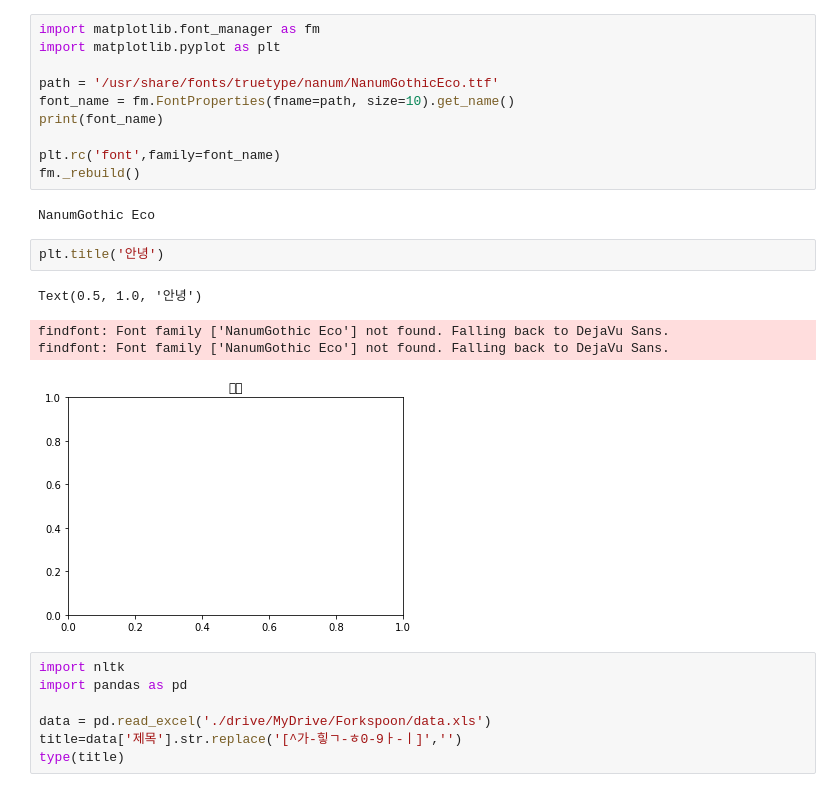
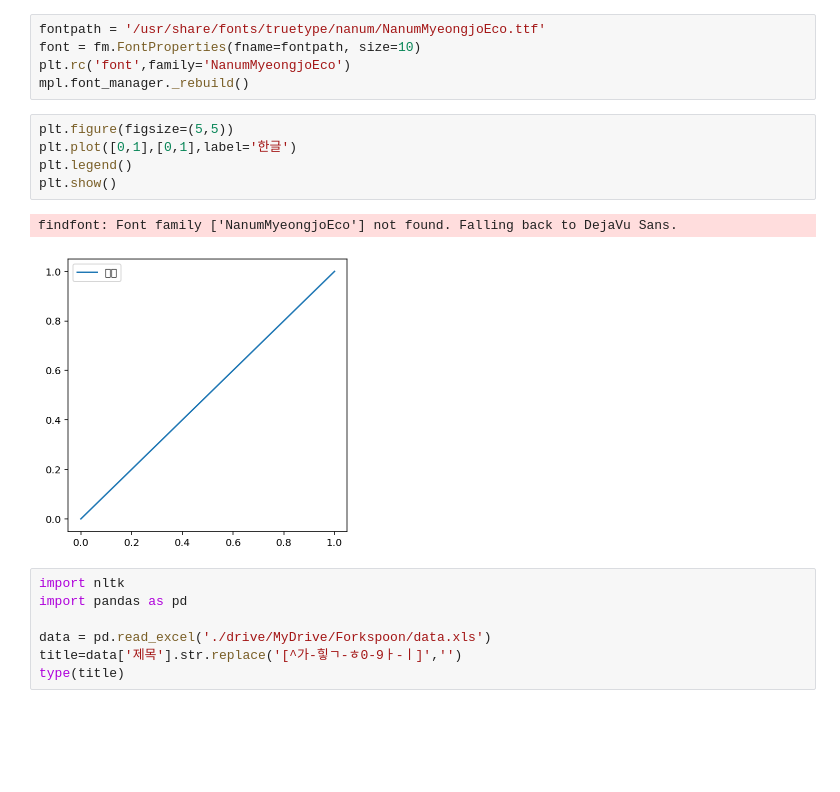
Before and after one commit to yoonputer/Team_Project2, a Jupyter notebook: Deeplearning/word_cloud.ipynb, the cells around one changed output. Cells and saved outputs as stored; diff of their text form; blank space fills up the shorter version.

```diff
--- a/Deeplearning/word_cloud.ipynb
+++ b/Deeplearning/word_cloud.ipynb
@@ -113,22 +57,16 @@ sys_font = fm.findSystemFonts()
 # %%
-import matplotlib.font_manager as fm
-import matplotlib.pyplot as plt
-
-path = '/usr/share/fonts/truetype/nanum/NanumGothicEco.ttf'
-font_name = fm.FontProperties(fname=path, size=10).get_name()
-print(font_name)
-
-plt.rc('font',family=font_name)
-fm._rebuild()
+fontpath = '/usr/share/fonts/truetype/nanum/NanumMyeongjoEco.ttf'
+font = fm.FontProperties(fname=fontpath, size=10)
+plt.rc('font',family='NanumMyeongjoEco')
+mpl.font_manager._rebuild()
-# %% [output]
-NanumGothic Eco
-# %%
-plt.title('안녕')
-# %% [output]
-Text(0.5, 1.0, '안녕')
-findfont: Font family ['NanumGothic Eco'] not found. Falling back to DejaVu Sans.
-findfont: Font family ['NanumGothic Eco'] not found. Falling back to DejaVu Sans.
-[figure, removed]
+# %%
+plt.figure(figsize=(5,5))
+plt.plot([0,1],[0,1],label='한글')
+plt.legend()
+plt.show()
+# %% [output]
+findfont: Font family ['NanumMyeongjoEco'] not found. Falling back to DejaVu Sans.
+[figure, added]
 # %%
 import nltk
 import pandas as pd
```
Also changed, not shown: parts of 11 cells of this notebook.
